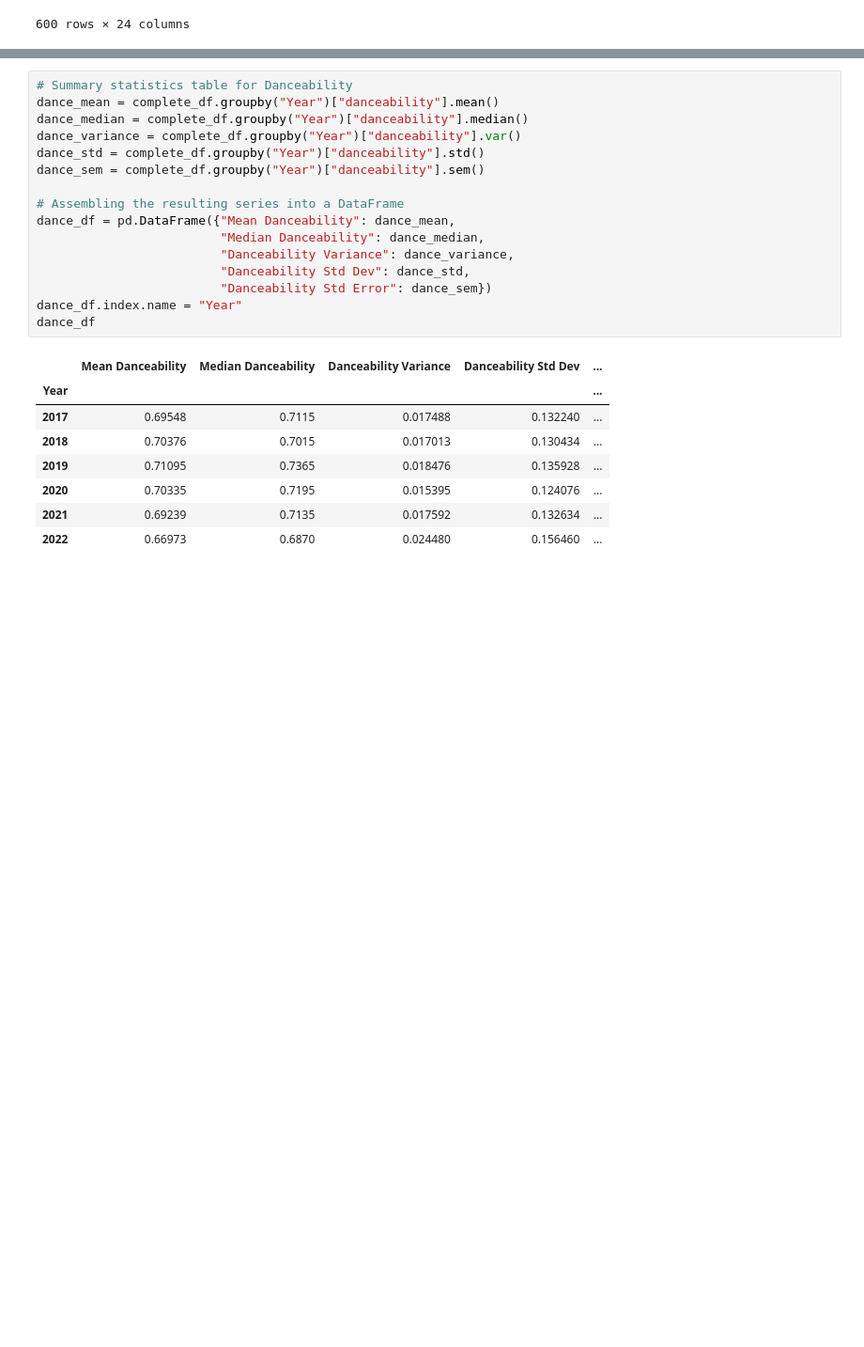
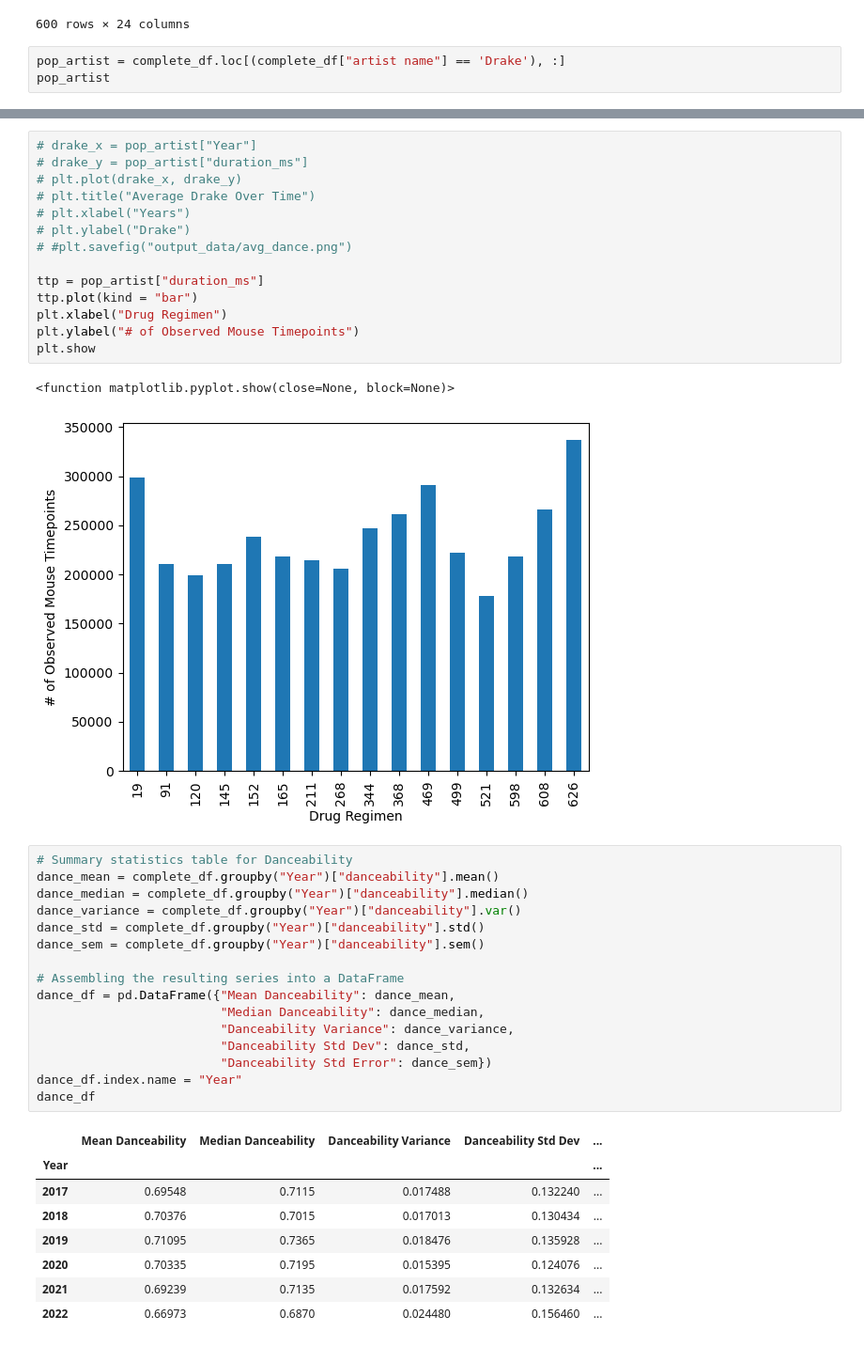
Before and after one commit to catisf/Project-1-Group-2, a Jupyter notebook: dan_stuff.ipynb, the cells around one changed output, grey strips where cells are left out. Shown at 94% size. Saved outputs shown, nothing was run; the diff lists cells and outputs as text; blank space fills up the shorter version.

```diff
--- a/spotipy_data_prep.ipynb
+++ b/dan_stuff.ipynb
@@ -102,3 +102,6 @@ complete_df
 | 642 | 2022 | 3XOalgusokruzA5ZBA2Qcb | 2hlmm7s2ICUX0LVIhVFlZQ | pushin P (feat. Young Thug) | Gunna | [atl hip hop, melodic rap, rap, t... | 75 | 0.773 | ... |
 | 643 | 2022 | 1r8ZCjfrQxoy2wVaBUbpwg | 2tIP7SsRs7vjIcLrU85W8J | Thousand Miles | The Kid LAROI | [australian hip hop] | 76 | 0.376 | ... |
 600 rows × 24 columns
+# %%
+pop_artist = complete_df.loc[(complete_df["artist name"] == 'Drake'), :]
+pop_artist
@@ -105,3 +127,20 @@ complete_df
+# %%
+# drake_x = pop_artist["Year"]
+# drake_y = pop_artist["duration_ms"]
+# plt.plot(drake_x, drake_y)
+# plt.title("Average Drake Over Time")
+# plt.xlabel("Years")
+# plt.ylabel("Drake")
+# #plt.savefig("output_data/avg_dance.png")
+
+ttp = pop_artist["duration_ms"]
+ttp.plot(kind = "bar")
+plt.xlabel("Drug Regimen")
+plt.ylabel("# of Observed Mouse Timepoints")
+plt.show
+# %% [output]
+<function matplotlib.pyplot.show(close=None, block=None)>
+[figure, added]
 # %%
 # Summary statistics table for Danceability
 dance_mean = complete_df.groupby("Year")["danceability"].mean()
```
Also changed, not shown: parts of 1 cell of this notebook.
